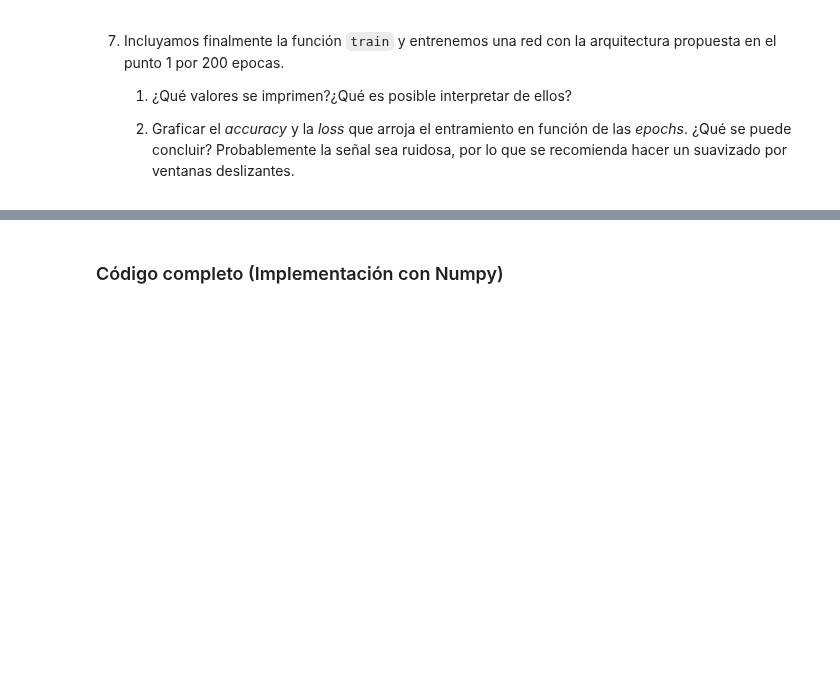
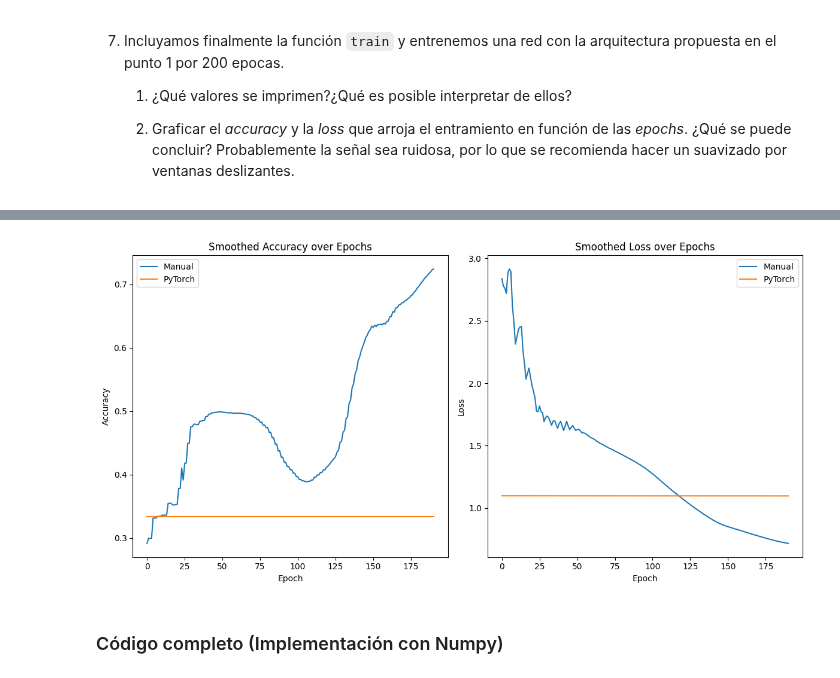
Before and after one commit to AzulBarr/Aprendizaje-Automatico, a Jupyter notebook: notebooks/notebook_09_redes_neuronales-published.ipynb, the cells around one changed output, grey strips where cells are left out. Drawn from its saved outputs; the diff is of its cells as text; code cells hidden in the pictures; blank space fills up the shorter version.

```diff
--- a/notebooks/notebook_09_redes_neuronales-published.ipynb
+++ b/notebooks/notebook_09_redes_neuronales-published.ipynb
@@ -409,0 +464,17 @@ Crédito: este ejercicio se base en la propuesta de Joe Sasson publicada en [Tow
+# %%
+class RedNeuronalTorch(nn.Module):
+  def __init__(self, dim_features=4, num_classes=3):
+    super().__init__()
+    self.hidden1 = nn.Linear(dim_features, 6)
+    self.hidden2 = nn.Linear(6, 8)
+    self.hidden3 = nn.Linear(8, 10)
+    self.output = nn.Linear(10, num_classes)
+    self.softmax = nn.Softmax(dim=1)
+    self.relu = nn.ReLU()
+
+  def forward(self, x_batch):
+    x = self.relu(self.hidden1(x_batch))
+    x = self.relu(self.hidden2(x))
+    x = self.relu(self.hidden3(x))
+    z = self.softmax(self.output(x))
+    return z
@@ -410,3 +550,30 @@ Crédito: este ejercicio se base en la propuesta de Joe Sasson publicada en [Tow
+# %%
+window_size = 10
+
+plt.figure(figsize=(12, 6))
+
+# Plot smoothed accuracy for both implementations
+plt.subplot(1, 2, 1)
+plt.plot(np.convolve(red_prueba.accuracy, np.ones(window_size)/window_size, mode='valid'), label='Manual')
+plt.plot(np.convolve(accuracy_history_torch, np.ones(window_size)/window_size, mode='valid'), label='PyTorch')
+plt.title('Smoothed Accuracy over Epochs')
+plt.xlabel('Epoch')
+plt.ylabel('Accuracy')
+plt.legend()
+
+# Plot smoothed loss for both implementations
+plt.subplot(1, 2, 2)
+plt.plot(np.convolve(red_prueba.loss, np.ones(window_size)/window_size, mode='valid'), label='Manual')
+plt.plot(np.convolve(loss_history_torch, np.ones(window_size)/window_size, mode='valid'), label='PyTorch')
+plt.title('Smoothed Loss over Epochs')
+plt.xlabel('Epoch')
+plt.ylabel('Loss')
+plt.legend()
+
+plt.tight_layout()
+plt.show()
+# %% [output]
+[figure, added]
 # %% [markdown]
 ### Código completo (Implementación con Numpy)
 # %%
```
Also changed, not shown: parts of 17 cells of this notebook.
